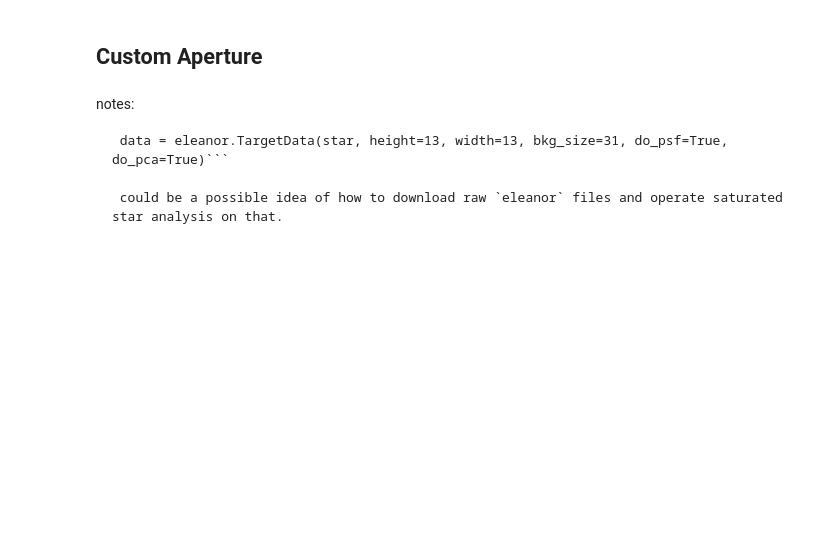
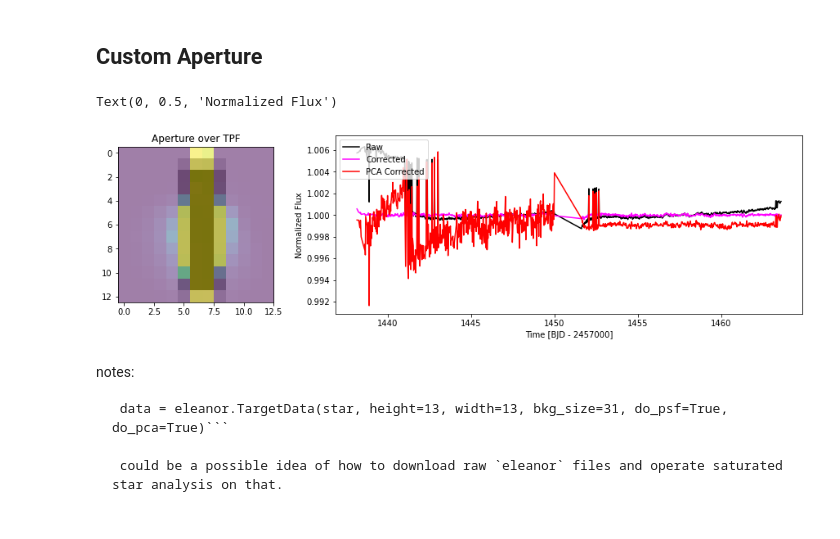
Before and after one commit to azibn/automated_exocomet_hunt, a Jupyter notebook: Notebooks/Eleanor_Test.ipynb, the cells around one changed output. Cells and saved outputs as stored; diff of their text form; code cells hidden in the pictures; blank space fills up the shorter version.

```diff
--- a/Notebooks/Eleanor_Test.ipynb
+++ b/Notebooks/Eleanor_Test.ipynb
@@ -59,20 +65,23 @@ vis.aperture_contour()
 # %% [markdown]
 ## Custom Aperture
 # %%
-eleanor.TargetData.custom_aperture(star_data, shape='rectangle', h=13, w=3)
+eleanor.TargetData.custom_aperture(star_data, shape='rectangle', h=11, w=3)
 eleanor.TargetData.get_lightcurve(star_data)
 
 fig, (ax2, ax3) = plt.subplots(ncols=2, figsize=(15,4), gridspec_kw={'width_ratios':[1,3]})
 ax2.imshow(star_data.tpf[0])
 ax2.imshow(star_data.aperture, cmap='Greys', alpha=0.5)
 ax2.set_title('Aperture over TPF')
 #plt.imshow(data.aperture)
 
 ax3.plot(star_data.time[q], star_data.raw_flux[q]/np.nanmedian(star_data.raw_flux[q]), 'black', label='Raw')
 ax3.plot(star_data.time[q], star_data.corr_flux[q]/np.nanmedian(star_data.corr_flux[q]), 'magenta', label='Corrected')
 ax3.plot(star_data.time[q], star_data.pca_flux[q]/np.nanmedian(star_data.pca_flux[q]) - 0.0009, 'r', label='PCA Corrected')
 ax3.legend(loc='upper left')
 #ax2.set_ylim([0.997,1.001])
 #ax2.set_xlim([1485,1487])
 ax3.set_xlabel('Time [BJD - 2457000]')
 ax3.set_ylabel('Normalized Flux')
+# %% [output]
+Text(0, 0.5, 'Normalized Flux')
+[figure, added]
```
Also changed, not shown: parts of 25 cells of this notebook, 7 other files.
